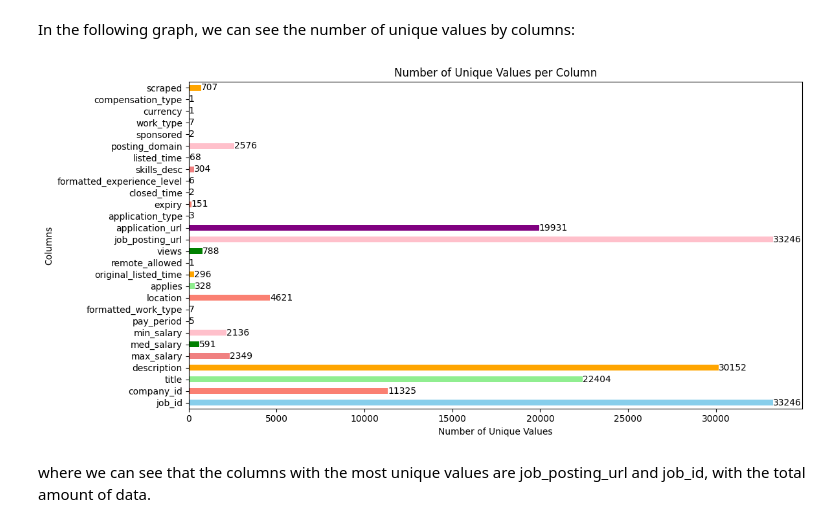
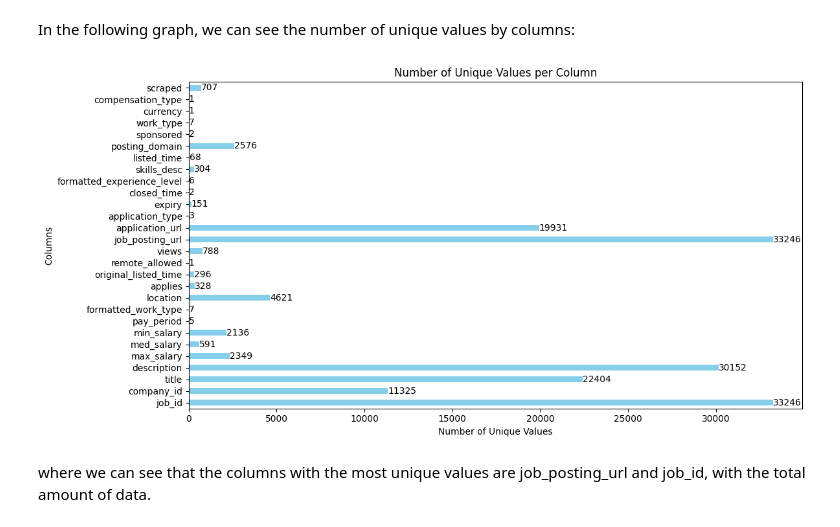
Before and after one commit to mdlangeles/Linkedin_Job_Postings_ETL, a Jupyter notebook: eda.ipynb, the cells around one changed output. Drawn from its saved outputs; the diff is of its cells as text; code cells hidden in the pictures.

```diff
--- a/eda.ipynb
+++ b/eda.ipynb
@@ -284,28 +291,28 @@ In the following graph, we can see the number of unique values by columns:
 # %%
 import matplotlib.pyplot as plt
 
 
 unique_counts = data.nunique()
 
 
-colors = ['skyblue', 'salmon', 'lightgreen', 'orange', 'lightcoral', 'green', 'pink', 'purple']
+colors = ['skyblue']
 
 plt.figure(figsize=(12, 6))
 bar_plot = unique_counts.plot(kind='barh', color=colors)
 
 plt.ylabel('Columns')
 plt.xlabel('Number of Unique Values')
 plt.title('Number of Unique Values per Column')
 
 
 for i, value in enumerate(unique_counts):
     plt.text(value, i, str(value), ha='left', va='center')
 
 
 plt.tight_layout()
 plt.show()
 # %% [output]
-[figure, old version]
+[figure, new version]
 # %% [markdown]
 where we can see that the columns with the most unique values are job_posting_url and job_id, with the total amount of data.
 # %% [markdown]
```
Also changed, not shown: parts of 70 cells of this notebook, 1 other file.
